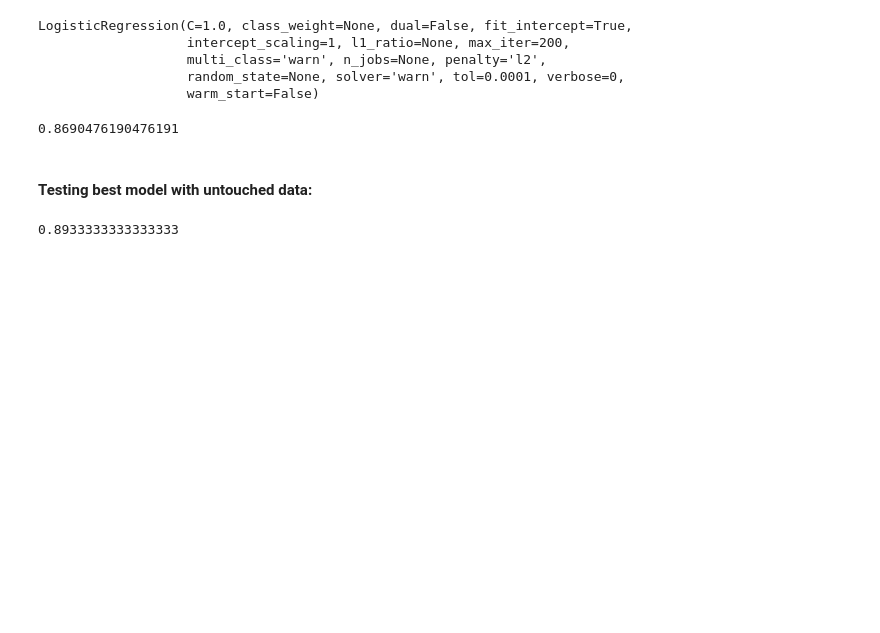
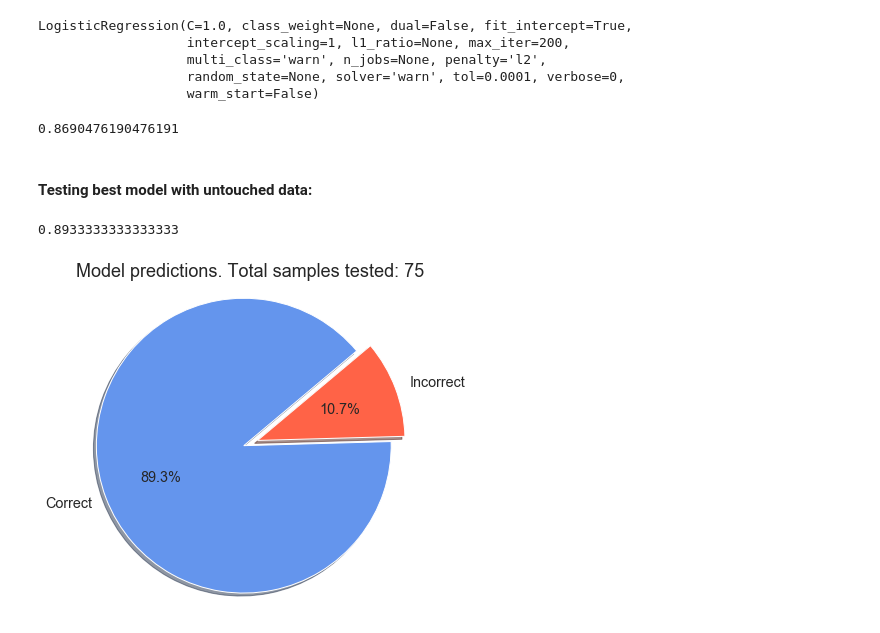
Before and after one commit to hugounavez/malariaImagesDetectionClassifier, a Jupyter notebook: Malaria Classification Problem.ipynb, the cells around one changed output. Cells and saved outputs as stored; diff of their text form; code cells hidden in the pictures; blank space fills up the shorter version.

```diff
--- a/Malaria Classification Problem.ipynb
+++ b/Malaria Classification Problem.ipynb
@@ -148,0 +203,25 @@ histModel.score(test,df_test["status"])
+# %%
+plt.figure(figsize=(6,6))
+
+predict = histModel.predict(test)
+real = list(df_test["status"])
+correct = []
+for index in range(0, len(predict)):
+    if predict[index] == real[index]:
+        correct.append((index, 1))
+
+
+# Data to plot
+labels = 'Correct', 'Incorrect'
+sizes = [len(correct), len(predict) - len(correct)]
+colors = ['cornflowerblue', 'tomato']
+explode = (0.1, 0)  # explode 1st slice
+
+# Plot
+plt.pie(sizes, explode=explode, labels=labels, colors=colors,
+autopct='%1.1f%%', shadow=True, startangle=40, textprops=dict(size="x-large"))
+plt.title("Model predictions. Total samples tested: " + str(len(predict)), fontsize=18)
+plt.axis('equal')
+plt.show()
+# %% [output]
+[figure, added]
```
Also changed, not shown: parts of 15 cells of this notebook, 1 other file.
